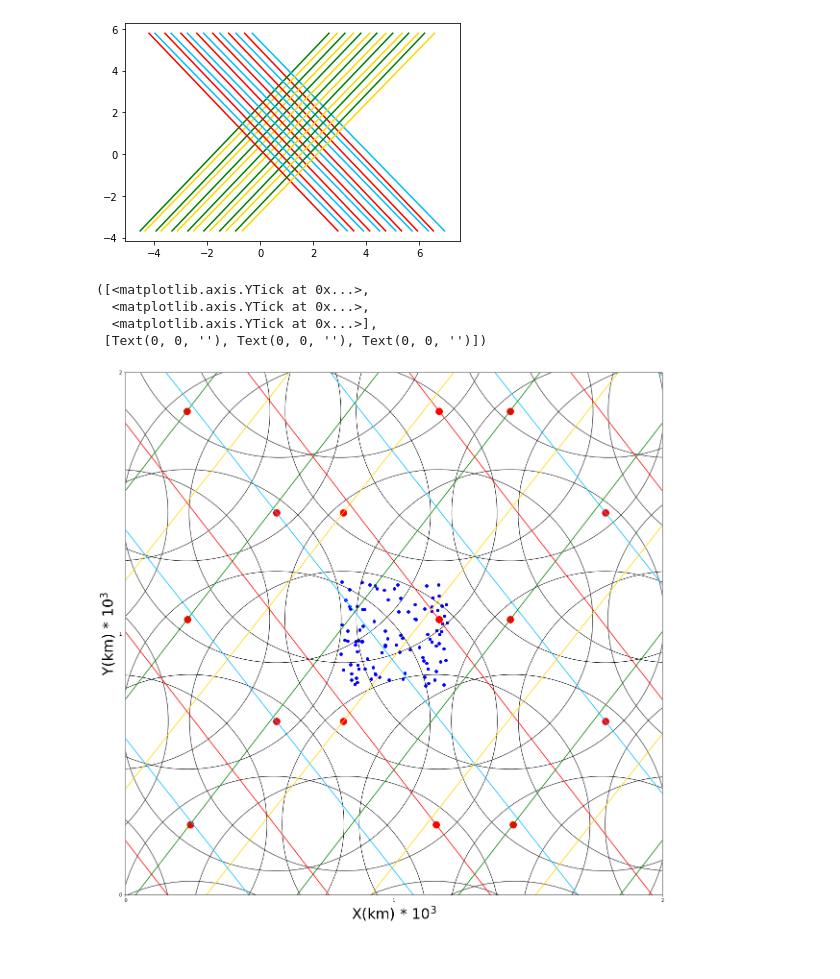
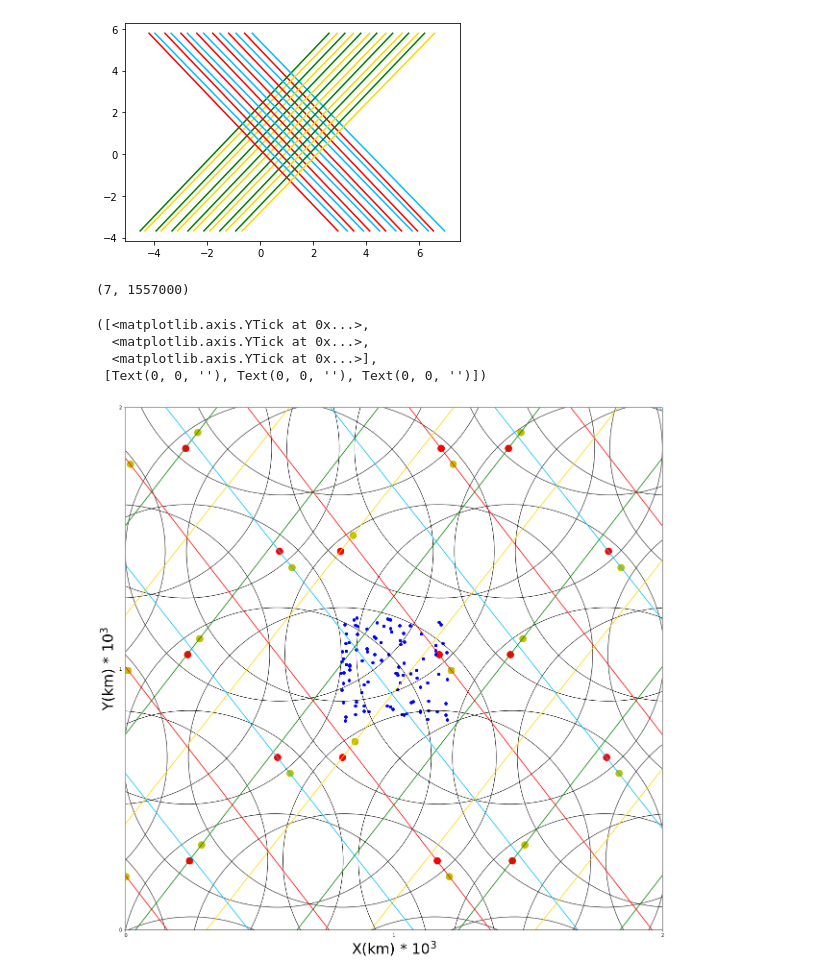
Before and after one commit to choorpie/Graduate, a Jupyter notebook: FINAL.ipynb, the cells around one changed output. Drawn from its saved outputs; the diff is of its cells as text; code cells hidden in the pictures.

```diff
--- a/FINAL.ipynb
+++ b/FINAL.ipynb
@@ -23,25 +23,46 @@ def generateOrbit():
     """
         生成衛星軌道
     """
-    # *********************** 秒 為單位 *********************** #
-    RedLine_x = np.zeros([NumberOfOrbit, int(OrbitLength / SatelliteVelocity)])
-    GreenLine_x = np.zeros([NumberOfOrbit, int(OrbitLength / SatelliteVelocity)])
-    BlueLine_x = np.zeros([NumberOfOrbit, int(OrbitLength / SatelliteVelocity)])
-    GlodLine_x = np.zeros([NumberOfOrbit, int(OrbitLength / SatelliteVelocity)])
+    # *********************** 毫秒 為單位 *********************** #
+    RedLine_x = np.zeros([NumberOfOrbit, 1557000])
+    GreenLine_x = np.zeros([NumberOfOrbit, 1557000])
+    BlueLine_x = np.zeros([NumberOfOrbit, 1557000])
+    GlodLine_x = np.zeros([NumberOfOrbit, 1557000])
 
     # y 軸
     y_start = 5.789051883926725
     y_end = -3.6795707231939776
-    y_table = np.linspace(y_start, y_end, int(OrbitLength / SatelliteVelocity))
+    y_table = np.linspace(y_start, y_end, 1557000)
 
     # x 軸
     for i in range(NumberOfOrbit):
-        RedLine_x[i] = np.linspace(-SatelliteSpace/2*sin37-sin37*i, SatelliteSpace/2*sin37-sin37*i+sin37*((SatellitePerOrbit-1)*SatelliteSpace), int(OrbitLength / SatelliteVelocity))
-        GreenLine_x[i] = np.linspace(2+sin37*i+SatelliteSpace/2*sin37, 2+sin37*i-sin37*((SatellitePerOrbit-1)*SatelliteSpace)-SatelliteSpace/2*sin37, int(OrbitLength / SatelliteVelocity))
-        BlueLine_x[i] = np.linspace(0.3-SatelliteSpace/2*sin378-sin378*i, 0.3+SatelliteSpace/2*sin378-sin378*i+sin378*((SatellitePerOrbit-1)*SatelliteSpace), int(OrbitLength / SatelliteVelocity))
-        GlodLine_x[i] = np.linspace(2.3+sin378*i+SatelliteSpace/2*sin378, 2.3+sin378*i-sin378*((SatellitePerOrbit-1)*SatelliteSpace)-SatelliteSpace/2*sin378, int(OrbitLength / SatelliteVelocity))
+        RedLine_x[i] = np.linspace(-SatelliteSpace/2*sin37-sin37*i, SatelliteSpace/2*sin37-sin37*i+sin37*((SatellitePerOrbit-1)*SatelliteSpace), 1557000)
+        GreenLine_x[i] = np.linspace(2+sin37*i+SatelliteSpace/2*sin37, 2+sin37*i-sin37*((SatellitePerOrbit-1)*SatelliteSpace)-SatelliteSpace/2*sin37, 1557000)
+        BlueLine_x[i] = np.linspace(0.3-SatelliteSpace/2*sin378-sin378*i, 0.3+SatelliteSpace/2*sin378-sin378*i+sin378*((SatellitePerOrbit-1)*SatelliteSpace), 1557000)
+        GlodLine_x[i] = np.linspace(2.3+sin378*i+SatelliteSpace/2*sin378, 2.3+sin378*i-sin378*((SatellitePerOrbit-1)*SatelliteSpace)-SatelliteSpace/2*sin378, 1557000)
 
     return RedLine_x, GreenLine_x, BlueLine_x, GlodLine_x, y_table
+    # *********************** 毫秒 為單位 *********************** #
+#     # *********************** 秒 為單位 *********************** #
+#     RedLine_x = np.zeros([NumberOfOrbit, int(OrbitLength / SatelliteVelocity)])
+#     GreenLine_x = np.zeros([NumberOfOrbit, int(OrbitLength / SatelliteVelocity)])
+#     BlueLine_x = np.zeros([NumberOfOrbit, int(OrbitLength / SatelliteVelocity)])
+#     GlodLine_x = np.zeros([NumberOfOrbit, int(OrbitLength / SatelliteVelocity)])
+
+#     # y 軸
+#     y_start = 5.789051883926725
+#     y_end = -3.6795707231939776
+#     y_table = np.linspace(y_start, y_end, int(OrbitLength / SatelliteVelocity))
+
+#     # x 軸
+#     for i in range(NumberOfOrbit):
+#         RedLine_x[i] = np.linspace(-SatelliteSpace/2*sin37-sin37*i, SatelliteSpace/2*sin37-sin37*i+sin37*((SatellitePerOrbit-1)*SatelliteSpace), int(OrbitLength / SatelliteVelocity))
+#         GreenLine_x[i] = np.linspace(2+sin37*i+SatelliteSpace/2*sin37, 2+sin37*i-sin37*((SatellitePerOrbit-1)*SatelliteSpace)-SatelliteSpace/2*sin37, int(OrbitLength / SatelliteVelocity))
+#         BlueLine_x[i] = np.linspace(0.3-SatelliteSpace/2*sin378-sin378*i, 0.3+SatelliteSpace/2*sin378-sin378*i+sin378*((SatellitePerOrbit-1)*SatelliteSpace), int(OrbitLength / SatelliteVelocity))
+#         GlodLine_x[i] = np.linspace(2.3+sin378*i+SatelliteSpace/2*sin378, 2.3+sin378*i-sin378*((SatellitePerOrbit-1)*SatelliteSpace)-SatelliteSpace/2*sin378, int(OrbitLength / SatelliteVelocity))
+
+#     return RedLine_x, GreenLine_x, BlueLine_x, GlodLine_x, y_table
+#     # *********************** 秒 為單位 *********************** #
 
 RedLine_x, GreenLine_x, BlueLine_x, GlodLine_x, y_table = generateOrbit()
 
@@ -53,6 +74,10 @@ for i in range(NumberOfOrbit):
     plt.plot([GlodLine_x[i][0], GlodLine_x[i][-1]], [y_table[0], y_table[-1]], color='gold')
 # %% [output]
 [figure]
+# %%
+RedLine_x.shape
+# %% [output]
+(7, 1557000)
 # %%
 All_Center = np.zeros([NumberOfOrbit*SatellitePerOrbit*4, 2]) # 所有衛星的中心位置 # 共有 7 * 6 * 4 個衛星, (x,y)共兩軸
 
@@ -168,35 +295,35 @@ plt.ylabel("Y(km) * $\mathregular{10^3}$", fontsize=30)
 All_Center = np.zeros([NumberOfOrbit*SatellitePerOrbit*4, 2]) # 所有衛星的中心位置 # 共有 7 * 6 * 4 個衛星, (x,y)共兩軸
 All_Center = Inintial_All_Center(All_Center)
 
 # 畫線
 for i in range(NumberOfOrbit):
     plt.plot([RedLine_x[i][0], RedLine_x[i][-1]], [y_table[0], y_table[-1]], color='r')
     plt.plot([GreenLine_x[i][0], GreenLine_x[i][-1]], [y_table[0], y_table[-1]], color='g')
     plt.plot([BlueLine_x[i][0], BlueLine_x[i][-1]], [y_table[0], y_table[-1]], color='deepskyblue')
     plt.plot([GlodLine_x[i][0], GlodLine_x[i][-1]], [y_table[0], y_table[-1]], color='gold')
 
-# Satellites_Centers_at_time(All_Center, 10)
+Satellites_Centers_at_time(All_Center, 10000)
 
 plt.xlim(0,2)
 plt.ylim(0,2)
 
 points = []
 x = [random.uniform(0.8, 1.2) for _ in range(100)]
 y = [random.uniform(0.8, 1.2) for _ in range(100)]
 for i in range(len(x)):
     points.append((x[i], y[i]))
 for i in range(len(x)):
     plt.scatter(points[i][0], points[i][1], c="b")
 
 linspace = np.linspace(0, 2, 3)
 plt.xticks(linspace)
 plt.yticks(linspace)
 # %% [output]
 ([<matplotlib.axis.YTick at 0x...>,
   <matplotlib.axis.YTick at 0x...>,
   <matplotlib.axis.YTick at 0x...>],
  [Text(0, 0, ''), Text(0, 0, ''), Text(0, 0, '')])
-[figure, old version]
+[figure, new version]
 # %%
 def MultipleMinimaxLocation(points, p=3):
     global centerPoints
```
Also changed, not shown: parts of 36 cells of this notebook.
